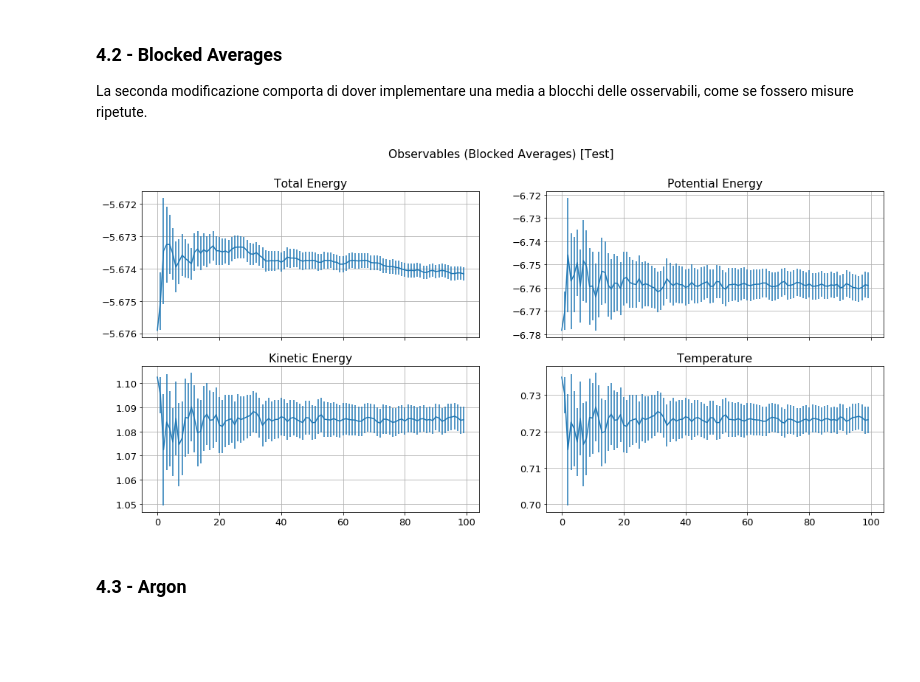
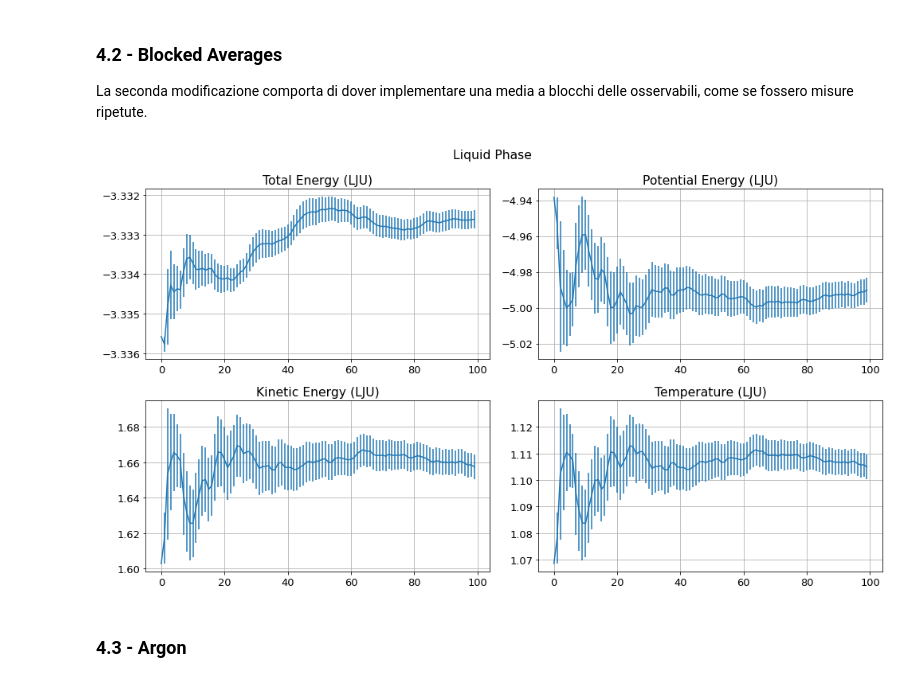
Before and after one commit to edoardodraetta/lsn_esercizi, a Jupyter notebook: Esercizio_4.ipynb, the cells around one changed output. Cells and saved outputs as stored; diff of their text form; code cells hidden in the pictures; blank space fills up the shorter version.

```diff
--- a/Esercizio_4.ipynb
+++ b/Esercizio_4.ipynb
@@ -32,54 +54,39 @@ plt.show()
 
 La seconda modificazione comporta di dover implementare una media a blocchi delle osservabili, come se fossero misure ripetute.
 # %%
-datafile = "./data/ave_temp.out"
-I, err = np.loadtxt(datafile, usecols=(0, 2), delimiter=' ', unpack='true')
+fig, ax = plt.subplots(2, 2, figsize=(14, 8))
+fig.suptitle("Liquid Phase")
 
-N = 100 # Number of Blocks
+N = 100  # Blocks
 x = np.arange(N)
 
-# plt.figure(figsize=(10, 5))
-# plt.grid(True)
-# plt.errorbar(x, I, yerr=err)
+datafile = "./data/4.3.2/ave_etot.out"
+avg, err = np.loadtxt(datafile, usecols=(0, 2), delimiter=' ', unpack='true')
+ax[0, 0].errorbar(x, avg, yerr=err, label="etot")
+ax[0, 0].title.set_text("Total Energy (LJU)")
+ax[0, 0].grid(True)
 
-# plt.xlabel('# blocks')
-# plt.ylabel('Temperature')
-# plt.title('Blocked Temperature Test')
-# plt.savefig('./figures/2.1.1.png')
+datafile = "./data/4.3.2/ave_epot.out"
+avg, err = np.loadtxt(datafile, usecols=(0, 2), delimiter=' ', unpack='true')
+ax[0, 1].errorbar(x, avg, yerr=err,  label="epot")
+ax[0, 1].title.set_text("Potential Energy (LJU)")
+ax[0, 1].grid(True)
 
-fig, ax = plt.subplots(2,2, figsize=(18, 8), sharex=True)
-fig.suptitle("Observables (Blocked Averages) [Test]")
+datafile = "./data/4.3.2/ave_ekin.out"
+avg, err = np.loadtxt(datafile, usecols=(0, 2), delimiter=' ', unpack='true')
+ax[1, 0].errorbar(x, avg, yerr=err, label="ekin")
+ax[1, 0].title.set_text("Kinetic Energy (LJU)")
+ax[1, 0].grid(True)
 
-# Total Energy
-datafile = "./data/ave_etot.out"
+datafile = "./data/4.3.2/ave_temp.out"
 avg, err = np.loadtxt(datafile, usecols=(0, 2), delimiter=' ', unpack='true')
-ax[0,0].errorbar(x, avg, yerr=err)
-ax[0,0].title.set_text("Total Energy")
-ax[0,0].grid(True)
+ax[1, 1].errorbar(x, avg, yerr=err, label="temp (K)")
+ax[1, 1].title.set_text("Temperature (LJU)")
+ax[1, 1].grid(True)
 
-# Potential Energy
-datafile = "./data/ave_epot.out"
-avg, err = np.loadtxt(datafile, usecols=(0, 2), delimiter=' ', unpack='true')
-ax[0,1].errorbar(x, avg, yerr=err)
-ax[0,1].title.set_text("Potential Energy")
-ax[0,1].grid(True)
-
-# Kinetic Energy
-datafile = "./data/ave_ekin.out"
-avg, err = np.loadtxt(datafile, usecols=(0, 2), delimiter=' ', unpack='true')
-ax[1,0].errorbar(x, avg, yerr=err)
-ax[1,0].title.set_text("Kinetic Energy")
-ax[1,0].grid(True)
-
-# Temperature
-datafile = "./data/ave_temp.out"
-avg, err = np.loadtxt(datafile, usecols=(0, 2), delimiter=' ', unpack='true')
-ax[1,1].errorbar(x, avg, yerr=err)
-ax[1,1].title.set_text("Temperature")
-ax[1,1].grid(True)
-
+plt.tight_layout()
 plt.show()
 # %% [output]
-[figure, old version]
+[figure, new version]
 # %% [markdown]
 ### 4.3 - Argon
```
Also changed, not shown: parts of 4 cells of this notebook, 2 other files.
